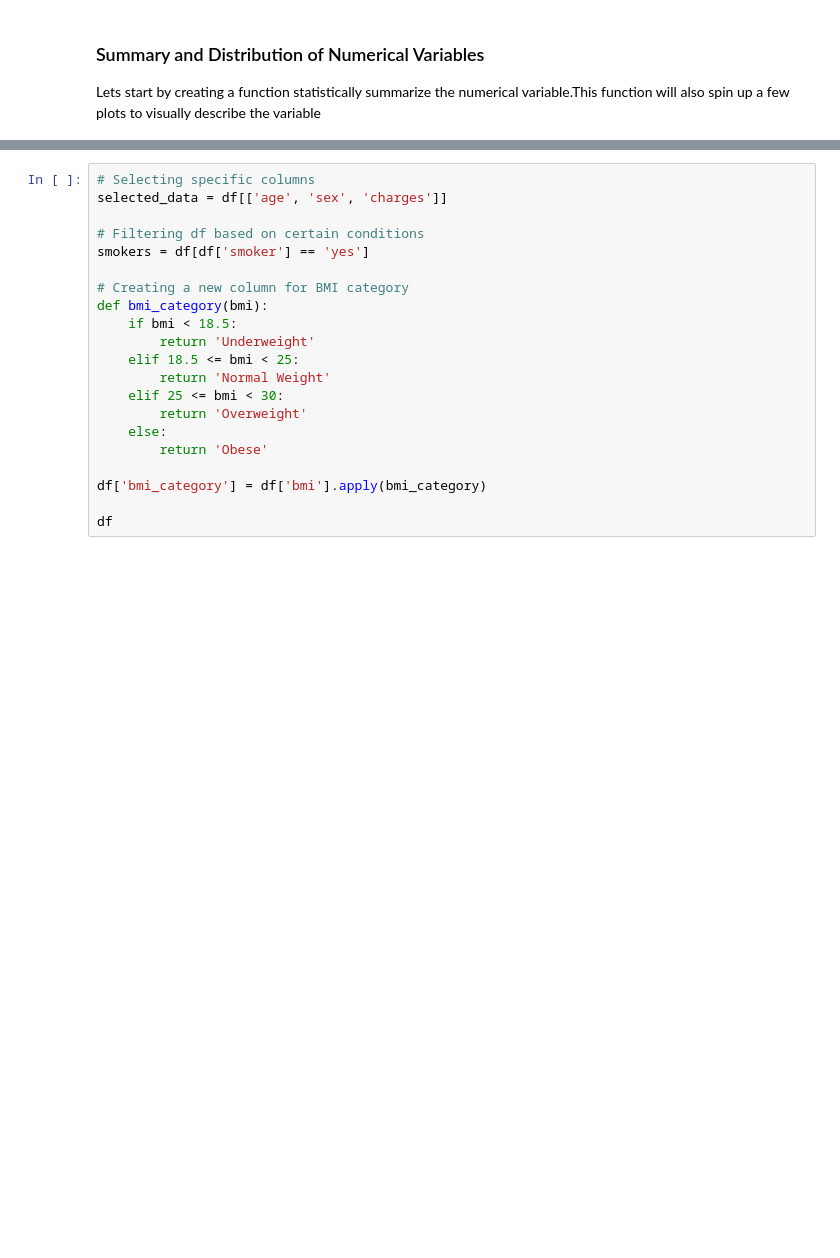
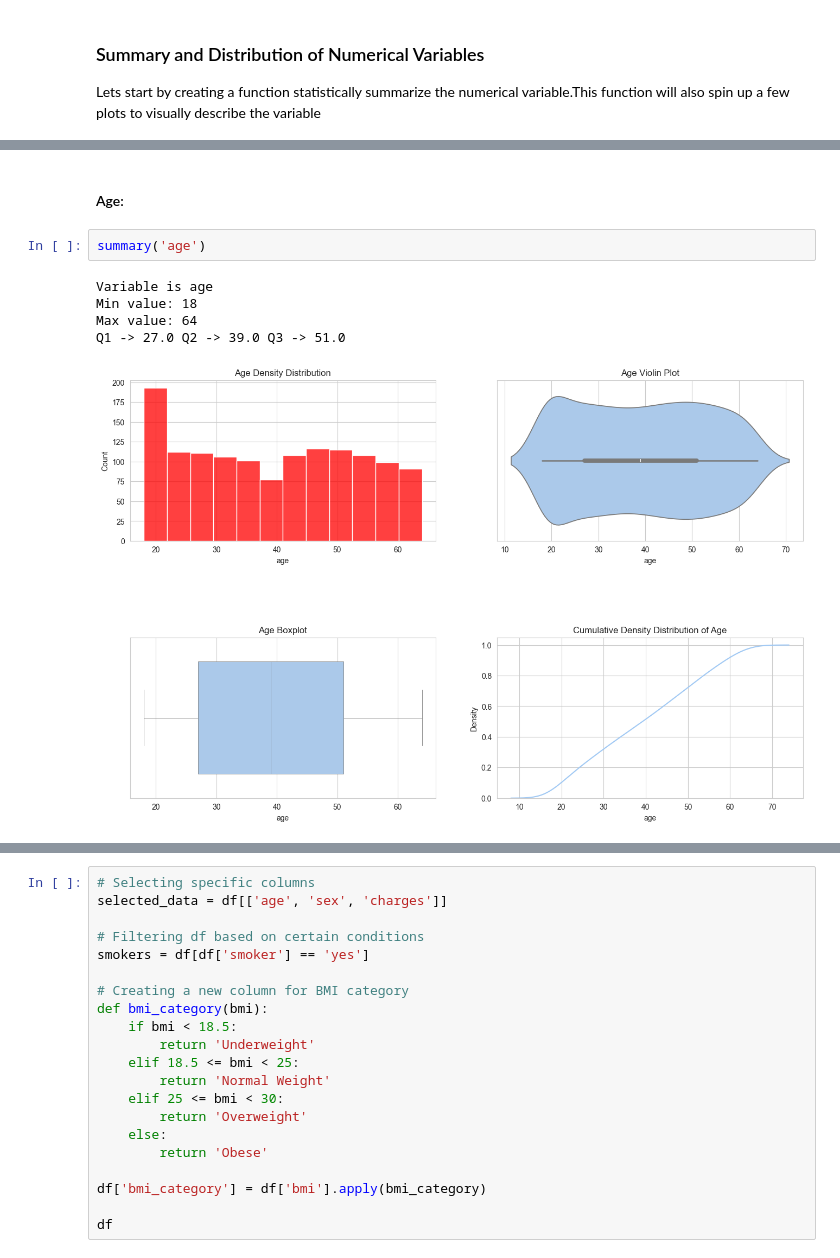
Before and after one commit to bisiAlgoRuthM/Predictive-Modeling-of-Health-Insurance-Charges--Understanding-Factors-Influencing-Costs-, a Jupyter notebook: data-collect-transform.ipynb, the cells around one changed output, grey strips where cells are left out. Drawn from its saved outputs; the diff is of its cells as text; blank space fills up the shorter version.

```diff
--- a/data-collect-transform.ipynb
+++ b/data-collect-transform.ipynb
@@ -164,3 +212,13 @@ def box_plot(x='bmi'):
     print(f"Median {x.capitalize()} = {df[x].median()}")
     print(f"Skewness of {x}: {skew}.")
     print(f"Total number of outliers in {x} distribution: {total_outlier_num}")
+# %% [markdown]
+<h4>Age: </h4>
+# %%
+summary('age')
+# %% [output]
+Variable is age
+Min value: 18
+Max value: 64
+Q1 -> 27.0 Q2 -> 39.0 Q3 -> 51.0
+[figure, added]
```
Also changed, not shown: parts of 39 cells of this notebook.
